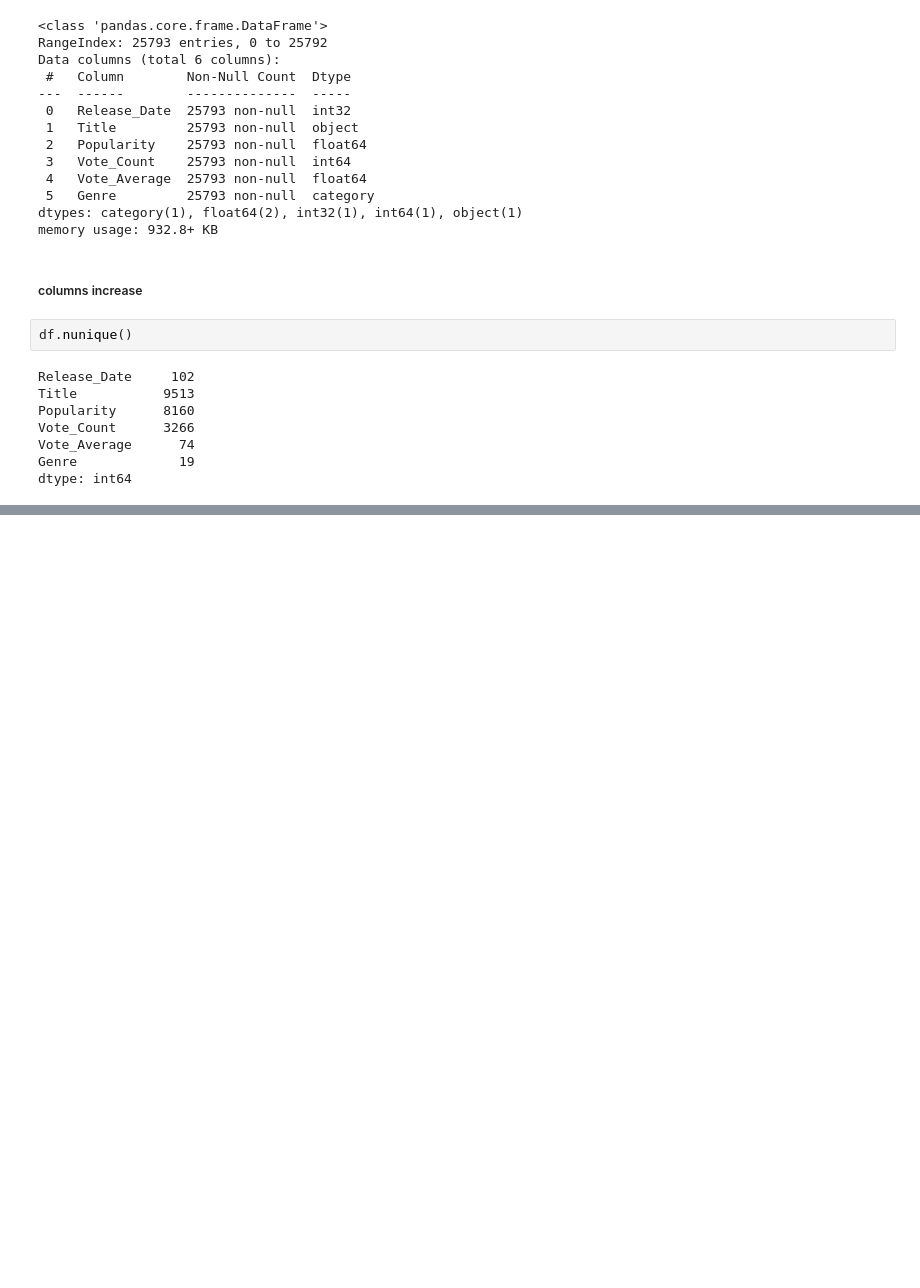
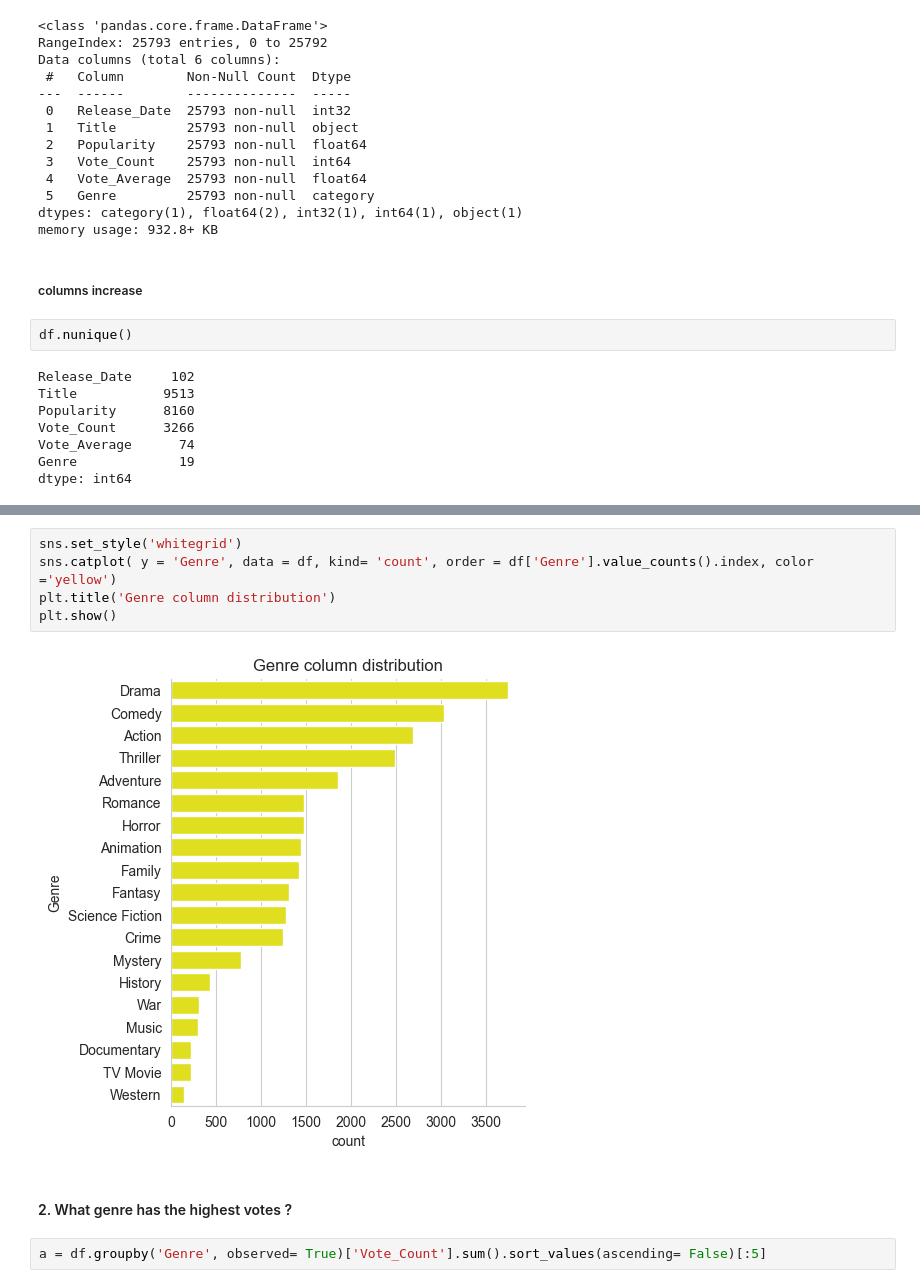
Before and after one commit to Digvijay-0/netflix_movies, a Jupyter notebook: movie.ipynb, the cells around one changed output, grey strips where cells are left out. Cells and saved outputs as stored; diff of their text form; blank space fills up the shorter version.

Commit message:
visualization of questions

```diff
--- a/movie.ipynb
+++ b/movie.ipynb
@@ -145,0 +153,11 @@ dtype: int64
+# %%
+sns.set_style('whitegrid')
+sns.catplot( y = 'Genre', data = df, kind= 'count', order = df['Genre'].value_counts().index, color ='yellow')
+plt.title('Genre column distribution')
+plt.show()
+# %% [output]
+[figure, added]
+# %% [markdown]
+#### 2. What genre has the highest votes ?
+# %%
+a = df.groupby('Genre', observed= True)['Vote_Count'].sum().sort_values(ascending= False)[:5]
```
Also changed, not shown: parts of 11 cells of this notebook.
